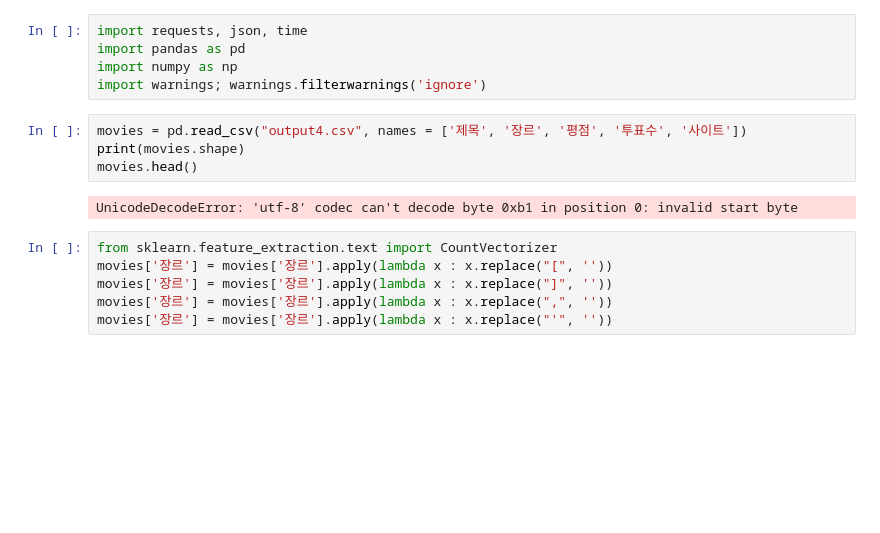
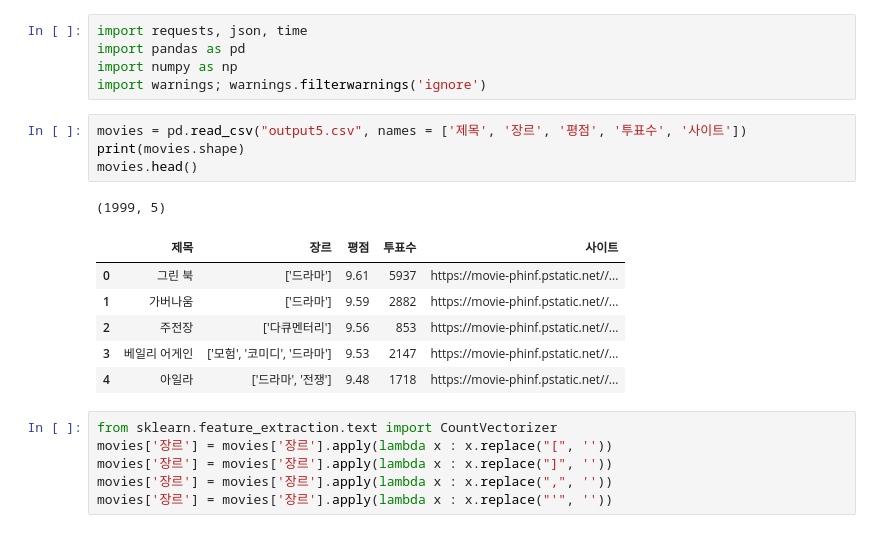
Before and after one commit to dlaqkqh1/beta, a Jupyter notebook: beta/Untitled.ipynb, the cells around one changed output. Drawn from its saved outputs; the diff is of its cells as text; blank space fills up the shorter version.

```diff
--- a/beta/Untitled.ipynb
+++ b/beta/Untitled.ipynb
@@ -4,11 +4,17 @@ import pandas as pd
 import numpy as np
 import warnings; warnings.filterwarnings('ignore')
 # %%
-movies = pd.read_csv("output4.csv", names = ['제목', '장르', '평점', '투표수', '사이트'])
+movies = pd.read_csv("output5.csv", names = ['제목', '장르', '평점', '투표수', '사이트'])
 print(movies.shape)
 movies.head()
 # %% [output]
-UnicodeDecodeError: 'utf-8' codec can't decode byte 0xb1 in position 0: invalid start byte
+(1999, 5)
+|  | 제목 | 장르 | 평점 | 투표수 | 사이트 |
+| 0 | 그린 북 | ['드라마'] | 9.61 | 5937 | https://movie-phinf.pstatic.net//... |
+| 1 | 가버나움 | ['드라마'] | 9.59 | 2882 | https://movie-phinf.pstatic.net//... |
+| 2 | 주전장 | ['다큐멘터리'] | 9.56 | 853 | https://movie-phinf.pstatic.net//... |
+| 3 | 베일리 어게인 | ['모험', '코미디', '드라마'] | 9.53 | 2147 | https://movie-phinf.pstatic.net//... |
+| 4 | 아일라 | ['드라마', '전쟁'] | 9.48 | 1718 | https://movie-phinf.pstatic.net//... |
 # %%
 from sklearn.feature_extraction.text import CountVectorizer
 movies['장르'] = movies['장르'].apply(lambda x : x.replace("[", ''))
```
Also changed, not shown: parts of 6 cells of this notebook, 2 other files.
